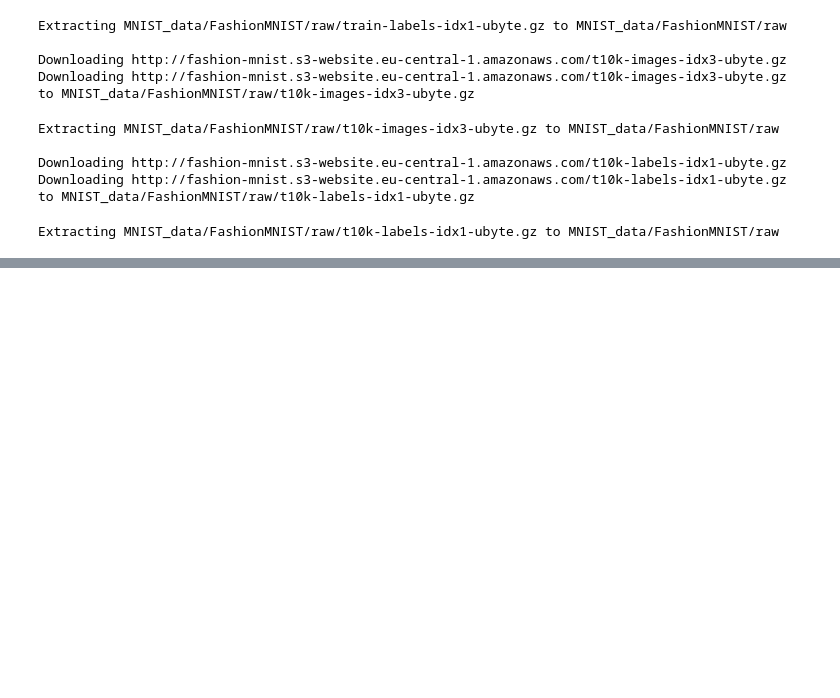
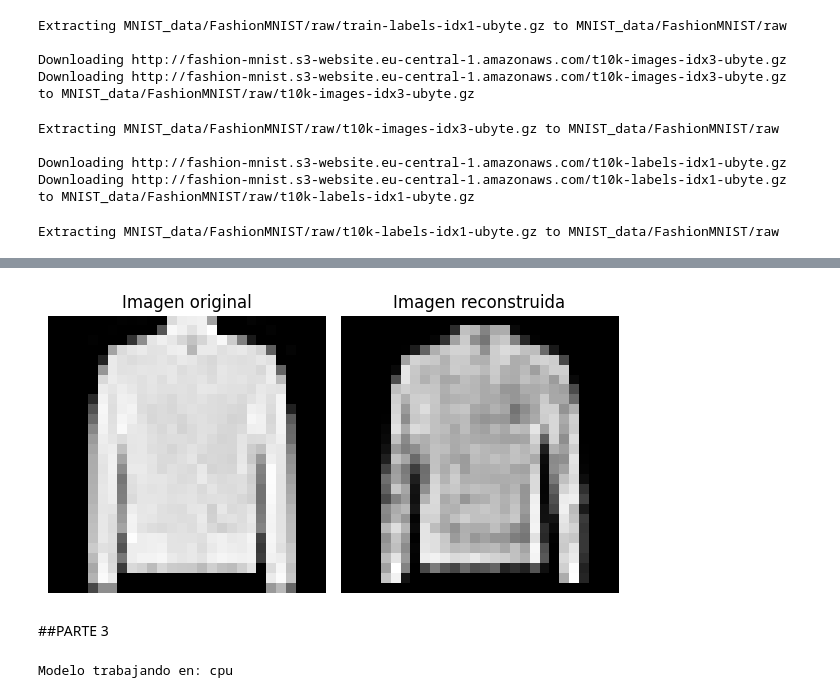
Before and after one commit to SalomoneCro/Neural-Networks, a Jupyter notebook: PyTorch/ConvolutionalNN.ipynb, the cells around one changed output, grey strips where cells are left out. Drawn from its saved outputs; the diff is of its cells as text; code cells hidden in the pictures; blank space fills up the shorter version.

```diff
--- a/PyTorch/ConvolutionalNN.ipynb
+++ b/PyTorch/ConvolutionalNN.ipynb
@@ -368,0 +369,28 @@ Que valores de estos hiperparámetros considera los más convenientes? Porqué?
+# %%
+import random
+
+random_idx = random.randint(0, len(train_set_orig) - 1)  # Índice aleatorio
+image = train_set_orig[random_idx][0]  # Imagen original
+image_with_channel = image.unsqueeze(0)  # Agregar el canal para pasarlo al modelo
+
+output_tensor = model(image_with_channel)
+output_image = output_tensor.detach().squeeze(0)  # Salida reconstruida
+
+fig, axes = plt.subplots(1, 2, figsize=(6, 4))
+
+
+axes[0].imshow(image.squeeze(), cmap="Greys_r")
+axes[0].axis("off")
+axes[0].set_title("Imagen original")
+
+# Imagen reconstruida
+axes[1].imshow(output_image[0], cmap="Greys_r")  # Seleccionar canal 0
+axes[1].axis("off")
+axes[1].set_title("Imagen reconstruida")
+
+plt.tight_layout()
+plt.show()
+# %% [output]
+[figure, added]
+# %% [markdown]
+##PARTE 3
@@ -368,0 +506,12 @@ Que valores de estos hiperparámetros considera los más convenientes? Porqué?
+# %%
+# Definir la función de pérdida
+criterion = nn.CrossEntropyLoss()
+
+learning_rate = 1e-3
+optimizer = optim.SGD(classifier.parameters(), lr=learning_rate)
+
+device = torch.device("cuda" if torch.cuda.is_available() else "cpu")
+classifier.to(device)
+print(f"Modelo trabajando en: {device}")
+# %% [output]
+Modelo trabajando en: cpu
```
Also changed, not shown: parts of 39 cells of this notebook.
